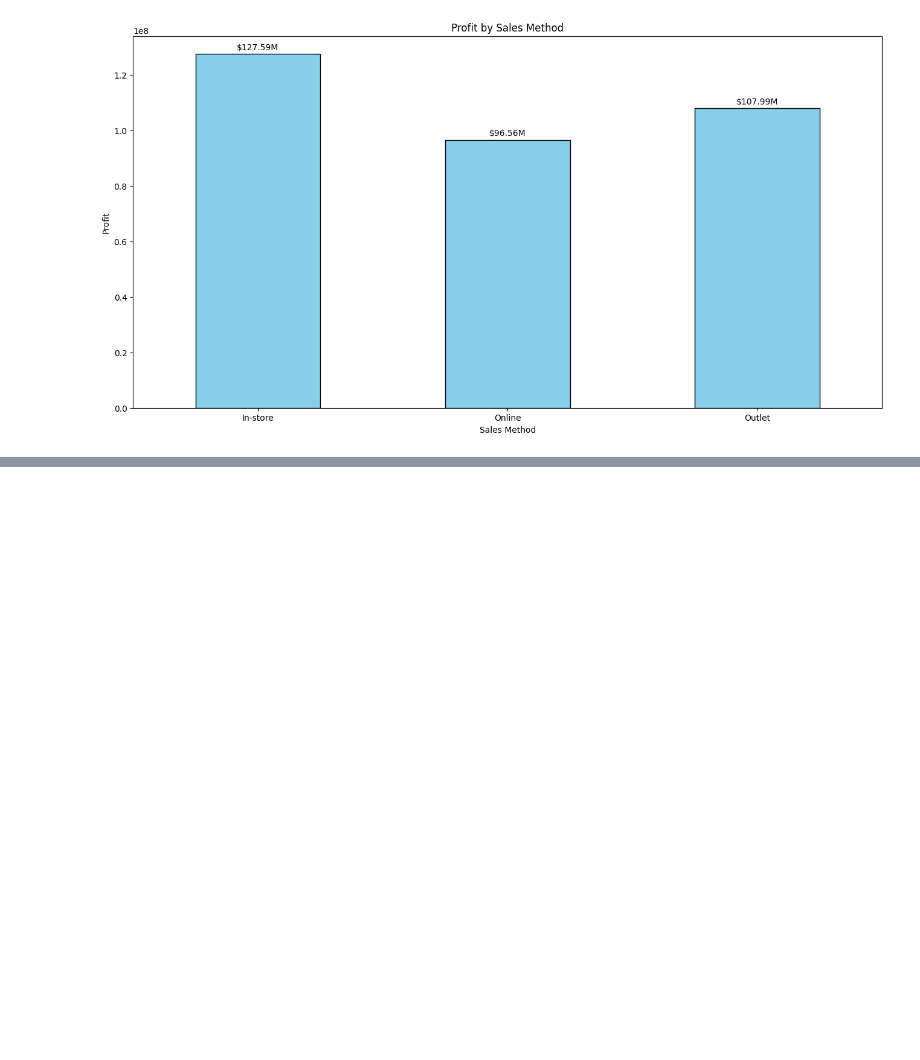
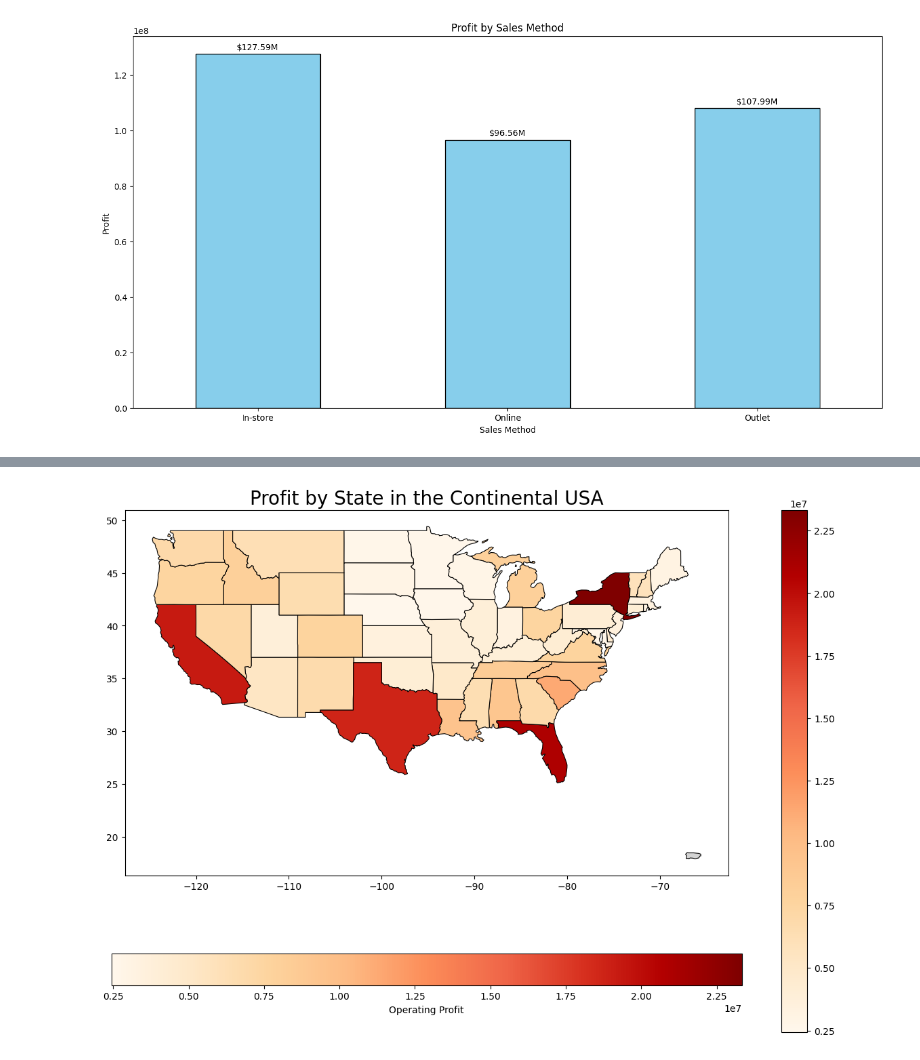
Before and after one commit to GrzegorzPus/Adidas-US-Sales-Analysis, a Jupyter notebook: Sales Analysis.ipynb, the cells around one changed output, grey strips where cells are left out. Saved outputs shown, nothing was run; the diff lists cells and outputs as text; code cells hidden in the pictures; blank space fills up the shorter version.

```diff
--- a/Sales Analysis.ipynb
+++ b/Sales Analysis.ipynb
@@ -720,0 +787,37 @@ Operating profit varies significantly by sales method. **In-store sales** genera
+# %%
+import geopandas as gpd
+import matplotlib.pyplot as plt
+import pandas as pd
+import matplotlib as mpl
+
+
+url = "https://raw.githubusercontent.com/PublicaMundi/MappingAPI/master/data/geojson/us-states.json"
+states = gpd.read_file(url)
+
+states['name'] = states['name'].str.title()
+
+grouped_df['State'] = grouped_df['State'].str.title()
+
+
+states = states[~states['name'].isin(['Alaska', 'Hawaii'])]
+
+states = states.merge(grouped_df, how='left', left_on='name', right_on='State')
+
+missing_color = 'lightgrey'
+vmin, vmax = grouped_df['Operating Profit'].min(), grouped_df['Operating Profit'].max()
+
+fig, ax = plt.subplots(1, 1, figsize=(15, 10))
+
+states.plot(column='Operating Profit', ax=ax, legend=True, cmap='OrRd', edgecolor='black', linewidth=0.8,
+            missing_kwds={'color': missing_color, 'label': 'No data'}, vmin=vmin, vmax=vmax)
+
+cbar = plt.cm.ScalarMappable(cmap='OrRd', norm=mpl.colors.Normalize(vmin=vmin, vmax=vmax))
+cbar.set_array([])
+
+fig.colorbar(cbar, ax=ax, orientation="horizontal", label="Operating Profit")
+
+plt.title('Profit by State in the Continental USA', fontsize=20)
+
+plt.show()
+# %% [output]
+[figure, added]
```
Also changed, not shown: parts of 8 cells of this notebook.
